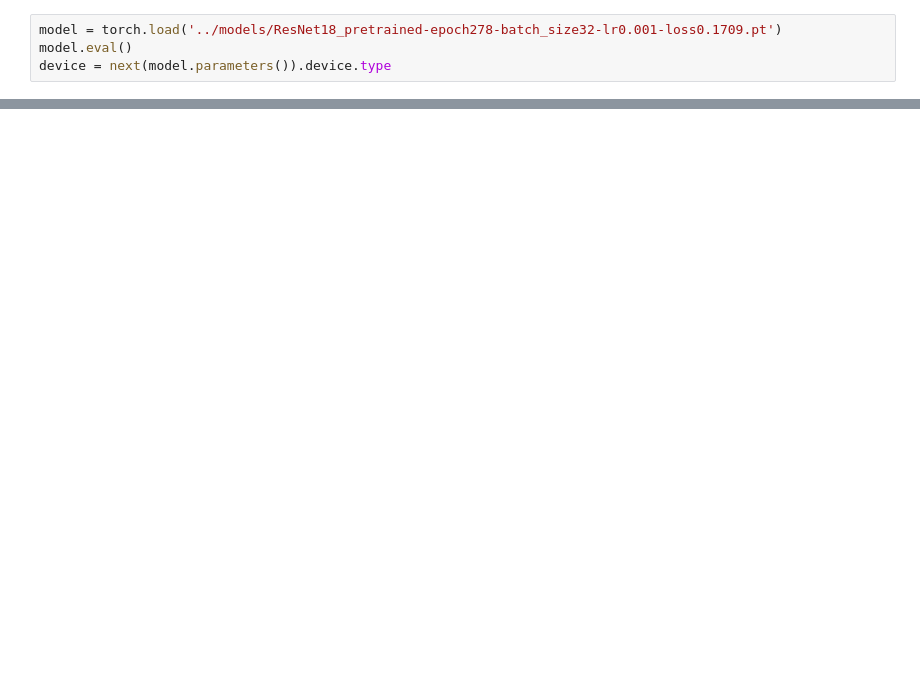
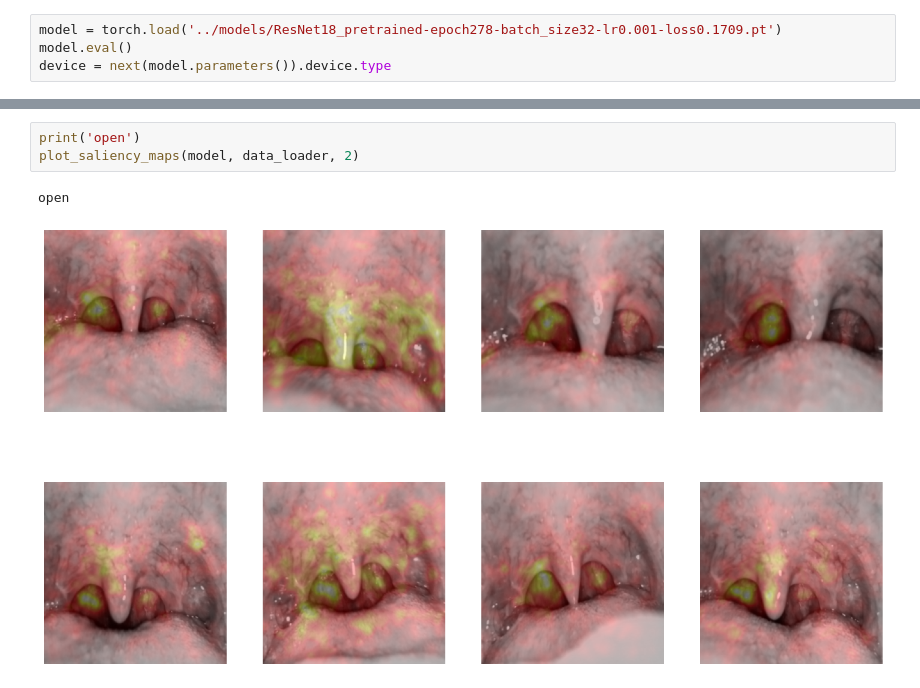
Before and after one commit to TimBerti/glottis-cv, a Jupyter notebook: notebooks/visualization.ipynb, the cells around one changed output, grey strips where cells are left out. Drawn from its saved outputs; the diff is of its cells as text; blank space fills up the shorter version.

```diff
--- a/notebooks/visualization.ipynb
+++ b/notebooks/visualization.ipynb
@@ -54,0 +71,6 @@ plt.show()
+# %%
+print('open')
+plot_saliency_maps(model, data_loader, 2)
+# %% [output]
+open
+[figure, added]
```
Also changed, not shown: parts of 3 cells of this notebook, 1 other file.
